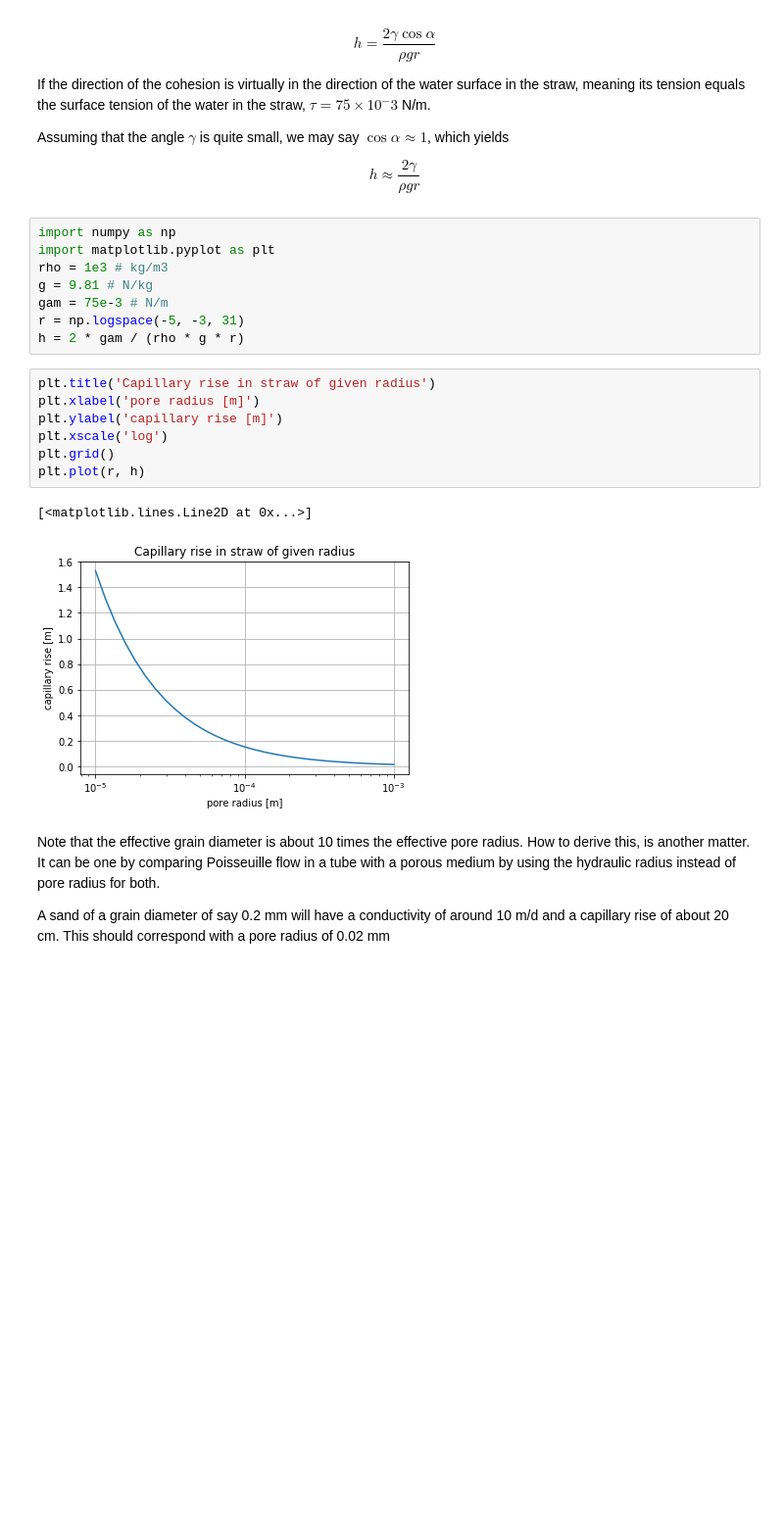
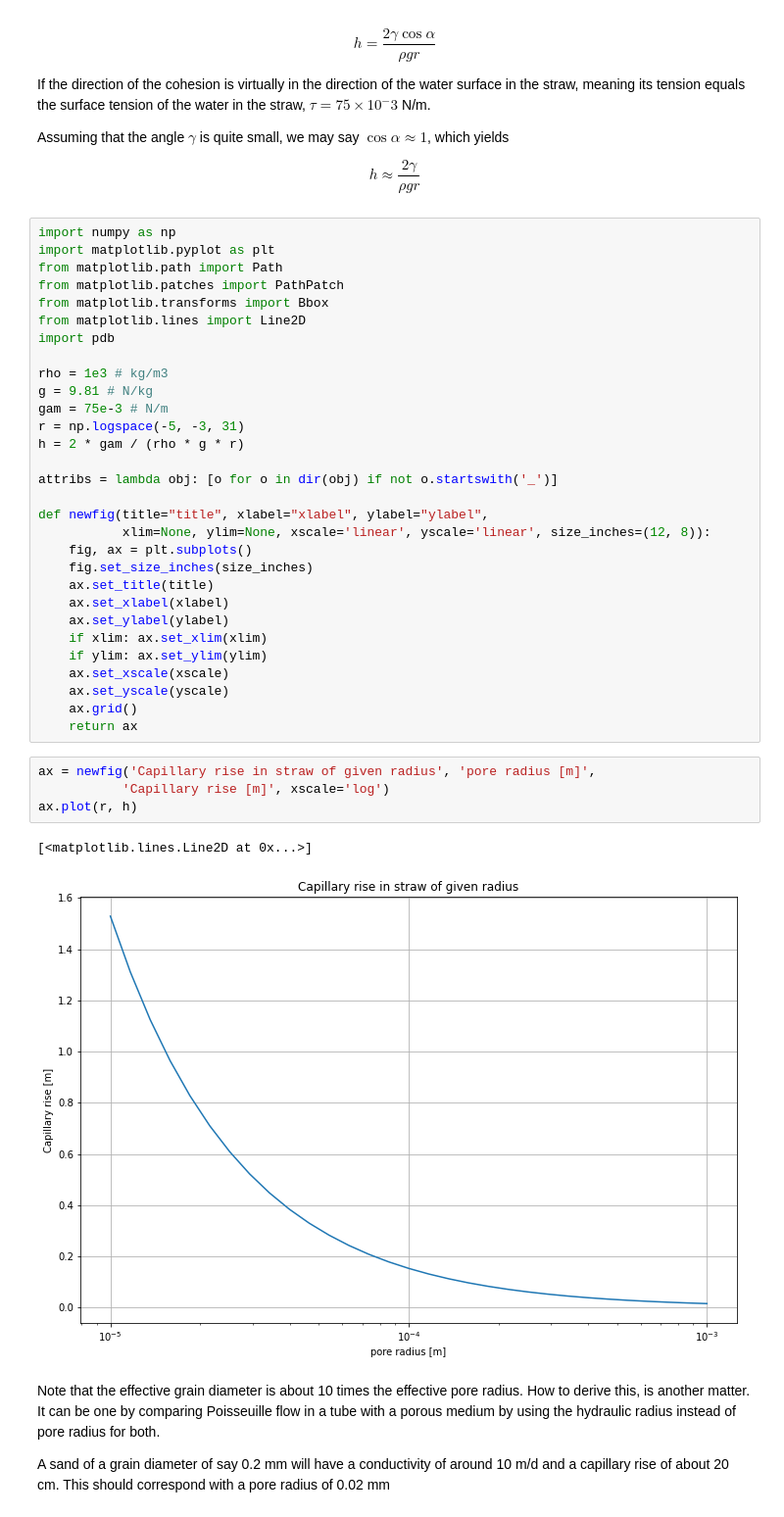
Before and after one commit to Olsthoorn/TransientGroundwaterFlow, a Jupyter notebook: excercises_notebooks/capillary.ipynb, the cells around one changed output. Shown at 98% size. Cells and saved outputs as stored; diff of their text form; blank space fills up the shorter version.

```diff
--- a/excercises_notebooks/capillary.ipynb
+++ b/excercises_notebooks/capillary.ipynb
@@ -23,24 +23,43 @@ If the direction of the cohesion is virtually in the direction of the water surf
 Assuming that the angle $\gamma$ is quite small, we may say $\cos \alpha \approx 1$, which yields
 
 $$h \approx \frac {2 \gamma} {\rho g r}$$
-# %%
-import numpy as np
-import matplotlib.pyplot as plt
-rho = 1e3 # kg/m3
-g = 9.81 # N/kg
-gam = 75e-3 # N/m
-r = np.logspace(-5, -3, 31)
-h = 2 * gam / (rho * g * r)
+# %%
+import numpy as np
+import matplotlib.pyplot as plt
+from matplotlib.path import Path
+from matplotlib.patches import PathPatch
+from matplotlib.transforms import Bbox
+from matplotlib.lines import Line2D
+import pdb
+
+rho = 1e3 # kg/m3
+g = 9.81 # N/kg
+gam = 75e-3 # N/m
+r = np.logspace(-5, -3, 31)
+h = 2 * gam / (rho * g * r)
+
+attribs = lambda obj: [o for o in dir(obj) if not o.startswith('_')]
+
+def newfig(title="title", xlabel="xlabel", ylabel="ylabel",
+           xlim=None, ylim=None, xscale='linear', yscale='linear', size_inches=(12, 8)):
+    fig, ax = plt.subplots()
+    fig.set_size_inches(size_inches)
+    ax.set_title(title)
+    ax.set_xlabel(xlabel)
+    ax.set_ylabel(ylabel)
+    if xlim: ax.set_xlim(xlim)
+    if ylim: ax.set_ylim(ylim)
+    ax.set_xscale(xscale)
+    ax.set_yscale(yscale)
+    ax.grid()
+    return ax
 # %%
-plt.title('Capillary rise in straw of given radius')
-plt.xlabel('pore radius [m]')
-plt.ylabel('capillary rise [m]')
-plt.xscale('log')
-plt.grid()
-plt.plot(r, h)
+ax = newfig('Capillary rise in straw of given radius', 'pore radius [m]',
+           'Capillary rise [m]', xscale='log')
+ax.plot(r, h)
 # %% [output]
 [<matplotlib.lines.Line2D at 0x...>]
-[figure, old version]
+[figure, new version]
 # %% [markdown]
 Note that the effective grain diameter is about 10 times the effective pore radius. How to derive this, is another matter. It can be one by comparing Poisseuille flow in a tube with a porous medium by using the hydraulic radius instead of pore radius for both.
 
```
Also changed, not shown: parts of 4 cells of this notebook, 18 other files.
